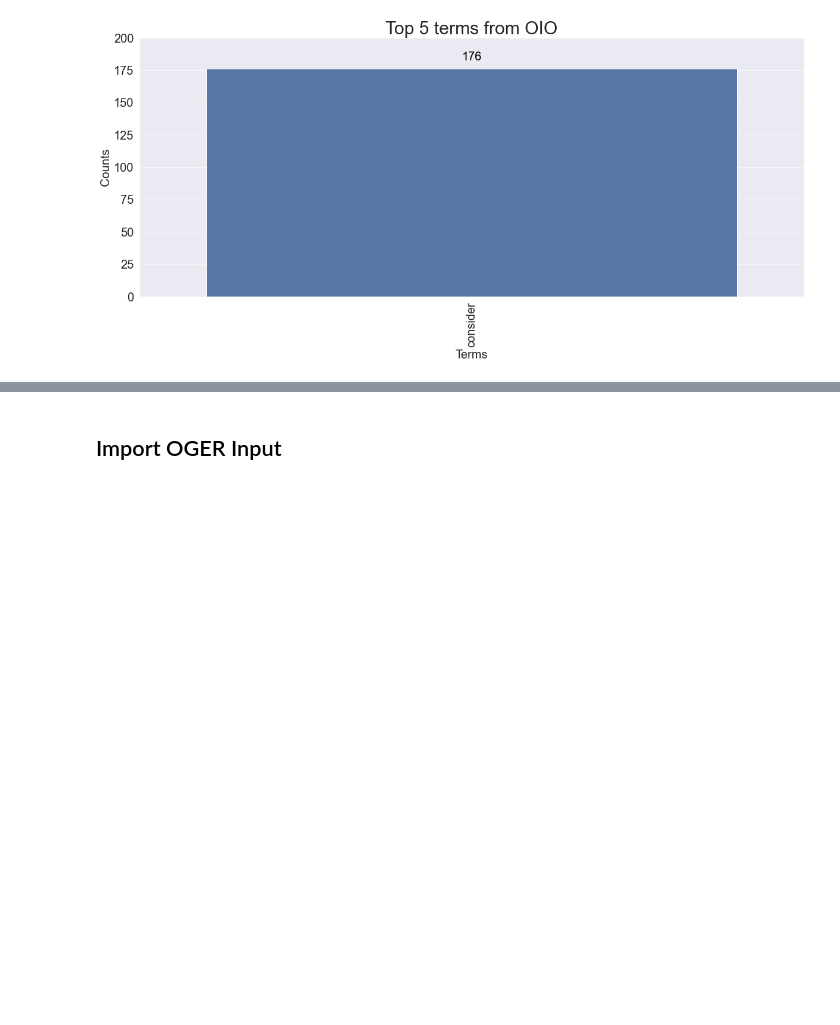
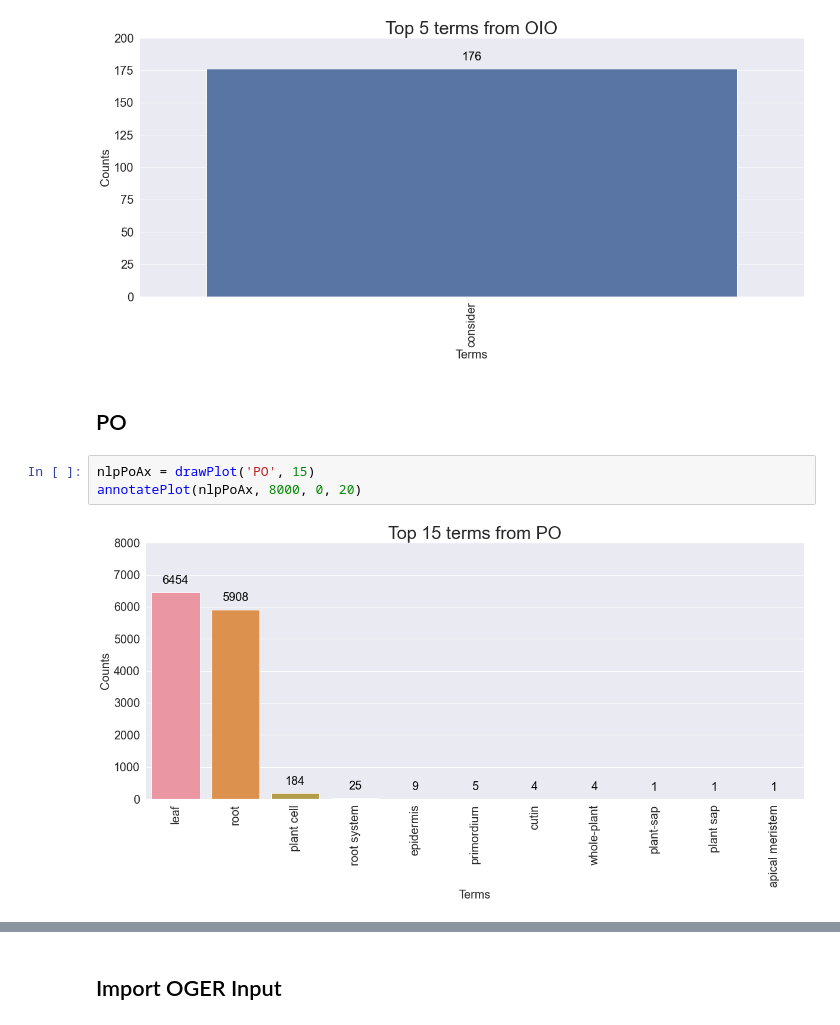
Before and after one commit to INCATools/biosample-analysis, a Jupyter notebook: src/notebooks/OGER-EnvoNCBITaxonChEBIPatoUoRoPostprocessing.ipynb, the cells around one changed output, grey strips where cells are left out. Saved outputs shown, nothing was run; the diff lists cells and outputs as text; blank space fills up the shorter version.

```diff
--- a/src/notebooks/OGER-EnvoNCBITaxonChEBIPatoUoRoPostprocessing.ipynb
+++ b/src/notebooks/OGER-EnvoNCBITaxonChEBIPatoUoRoPostprocessing.ipynb
@@ -227,3 +255,10 @@ nlpOioAx = drawPlot('OIO', 5)
 annotatePlot(nlpOioAx, 200, 0, 20)
 # %% [output]
 [figure]
+# %% [markdown]
+## PO
+# %%
+nlpPoAx = drawPlot('PO', 15)
+annotatePlot(nlpPoAx, 8000, 0, 20)
+# %% [output]
+[figure, added]
```
Also changed, not shown: parts of 9 cells of this notebook, 3 other files.
